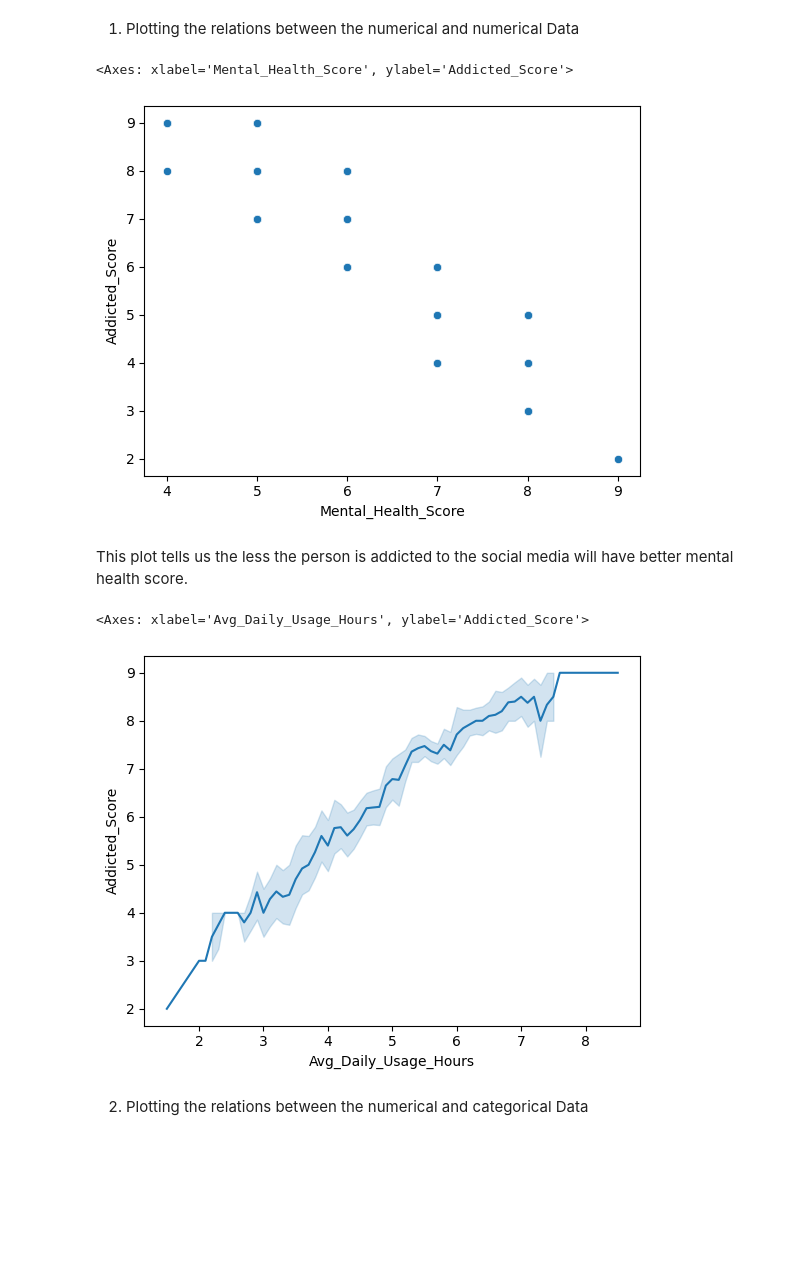
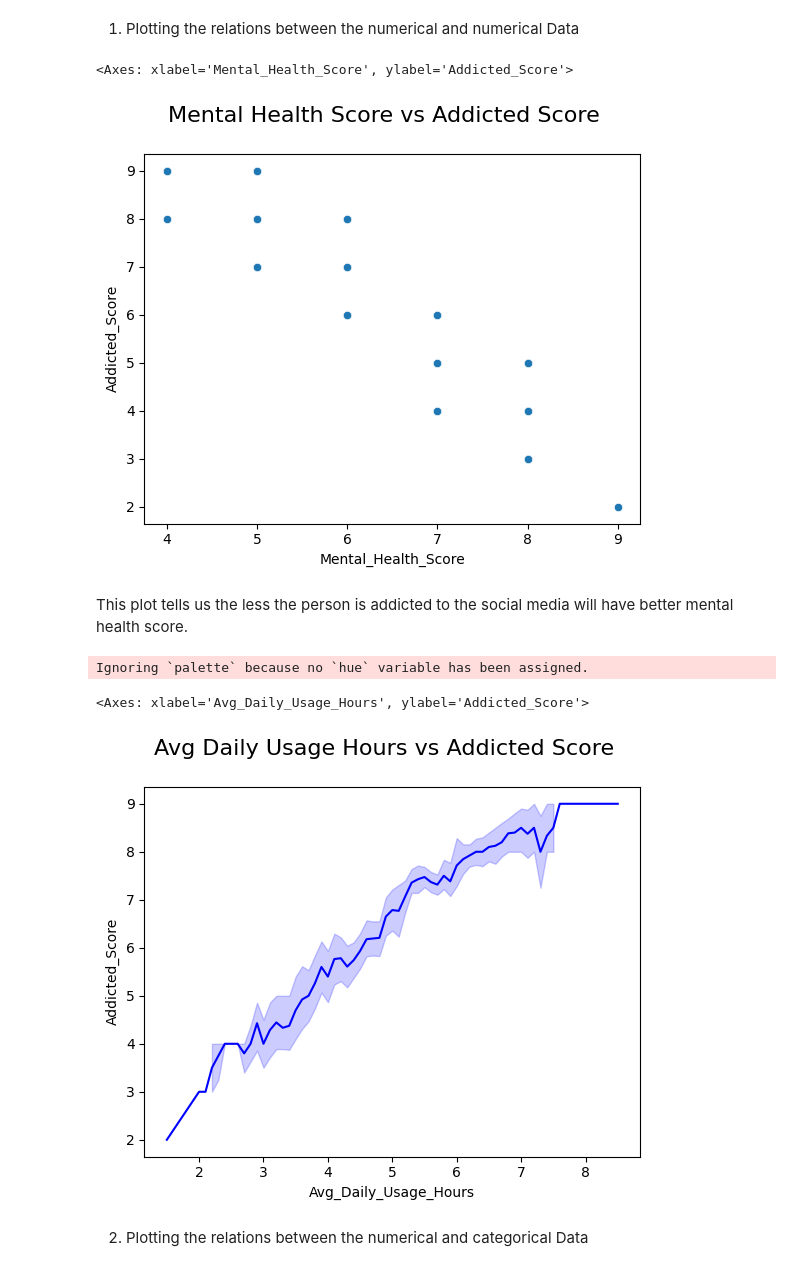
Before and after one commit to Harsh-1598/Students-Social-Media-Addiction, a Jupyter notebook: codes/main.ipynb, the cells around one changed output. Drawn from its saved outputs; the diff is of its cells as text; code cells hidden in the pictures; blank space fills up the shorter version.

```diff
--- a/codes/main.ipynb
+++ b/codes/main.ipynb
@@ -229,17 +229,20 @@ memory usage: 71.7+ KB
 # %% [markdown]
 1. Plotting the relations between the numerical and numerical Data
 # %%
+plt.suptitle('Mental Health Score vs Addicted Score', fontsize=16)
 sns.scatterplot(x= data['Mental_Health_Score'], y = data['Addicted_Score'])
 # %% [output]
 <Axes: xlabel='Mental_Health_Score', ylabel='Addicted_Score'>
-[figure, old version]
+[figure, new version]
 # %% [markdown]
 This plot tells us the less the person is addicted to the social media will have better mental health score.
 # %%
-sns.lineplot(x= data['Avg_Daily_Usage_Hours'], y = data['Addicted_Score'], palette='deep')
+plt.suptitle('Avg Daily Usage Hours vs Addicted Score', fontsize=16)
+sns.lineplot(x= data['Avg_Daily_Usage_Hours'], y = data['Addicted_Score'], palette='viridis', color = 'blue')
 # %% [output]
-<Axes: xlabel='Avg_Daily_Usage_Hours', ylabel='Addicted_Score'>
+Ignoring `palette` because no `hue` variable has been assigned.
+<Axes: xlabel='Avg_Daily_Usage_Hours', ylabel='Addicted_Score'>
-[figure, old version]
+[figure, new version]
 # %% [markdown]
 2. Plotting the relations between the numerical and categorical Data
 # %%
```
Also changed, not shown: parts of 11 cells of this notebook, 3 other files.
